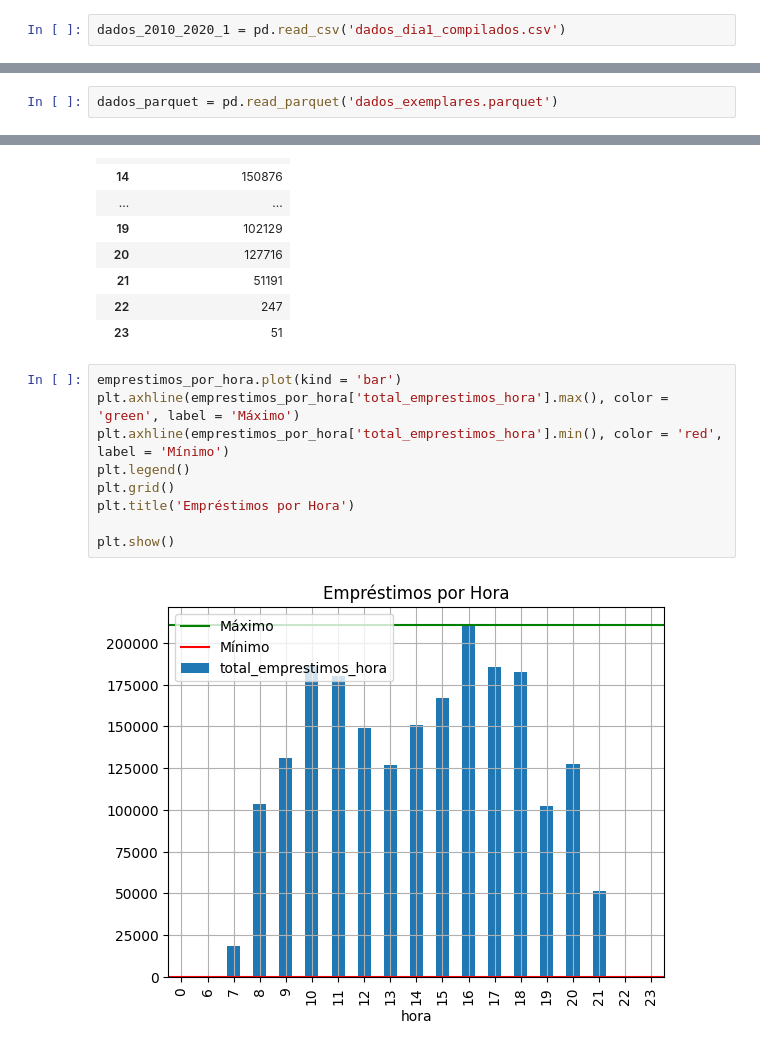
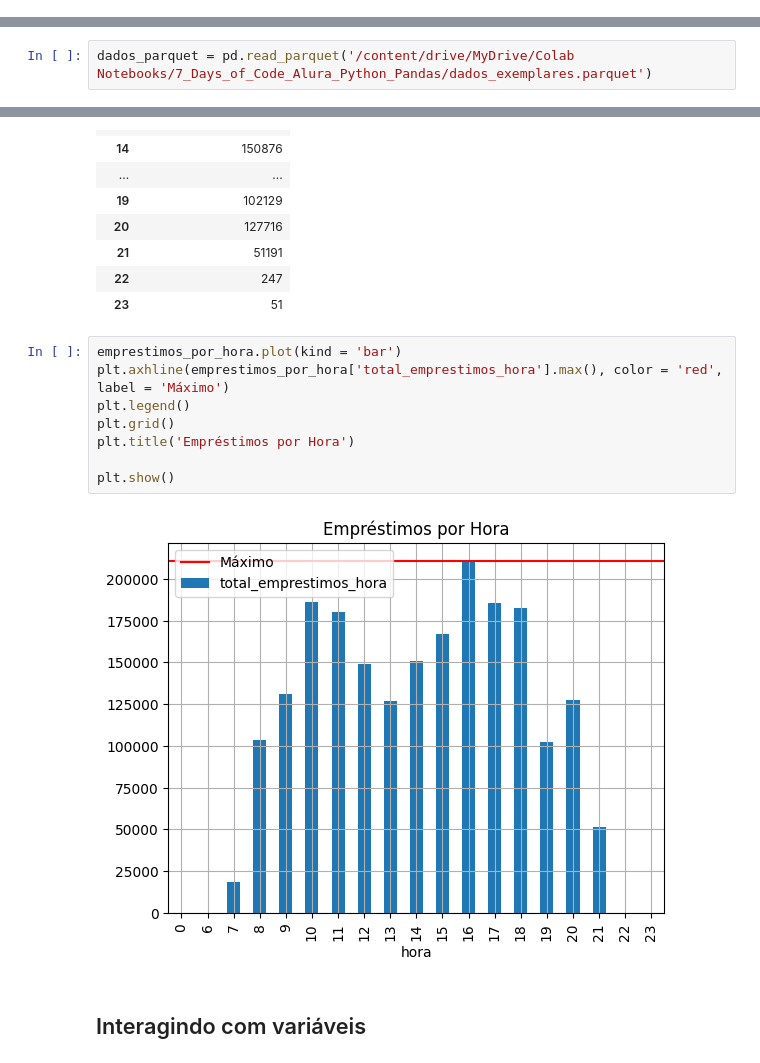
Before and after one commit to hudsonhcp/Sistema-de-Bibliotecas-da-UFRN, a Jupyter notebook: 7_Days_of_Code_Alura_Python_Pandas.ipynb, the cells around one changed output, grey strips where cells are left out. Saved outputs shown, nothing was run; the diff lists cells and outputs as text.

```diff
--- a/7_Days_of_Code_Alura_Python_Pandas.ipynb
+++ b/7_Days_of_Code_Alura_Python_Pandas.ipynb
@@ -46,8 +52,6 @@ dados_2010_2020_1 = pd.concat([_2010_1, _2010_2,
                                _2018_1, _2018_2,
                                _2019_1, _2019_2,
                                _2020_1])
-# %%
-dados_2010_2020_1 = pd.read_csv('dados_dia1_compilados.csv')
 # %% [markdown]
 ## Limpeza dos Dados
 # %%
@@ -122,5 +114,5 @@ X
 # %%
-dados_parquet = pd.read_parquet('dados_exemplares.parquet')
+dados_parquet = pd.read_parquet('/content/drive/MyDrive/Colab Notebooks/7_Days_of_Code_Alura_Python_Pandas/dados_exemplares.parquet')
 # %%
 dados_parquet.isnull().sum()
 # %% [output]
@@ -483,12 +505,13 @@ emprestimos_por_hora
 | 23 | 51 |
 # %%
 emprestimos_por_hora.plot(kind = 'bar')
-plt.axhline(emprestimos_por_hora['total_emprestimos_hora'].max(), color = 'green', label = 'Máximo')
-plt.axhline(emprestimos_por_hora['total_emprestimos_hora'].min(), color = 'red', label = 'Mínimo')
+plt.axhline(emprestimos_por_hora['total_emprestimos_hora'].max(), color = 'red', label = 'Máximo')
 plt.legend()
 plt.grid()
 plt.title('Empréstimos por Hora')
 
 plt.show()
 # %% [output]
-[figure, old version]
+[figure, new version]
+# %% [markdown]
+## Interagindo com variáveis
```
Also changed, not shown: parts of 57 cells of this notebook.
